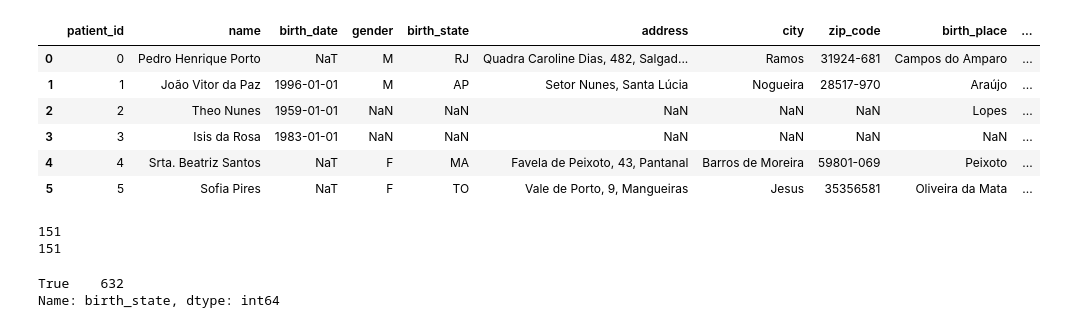
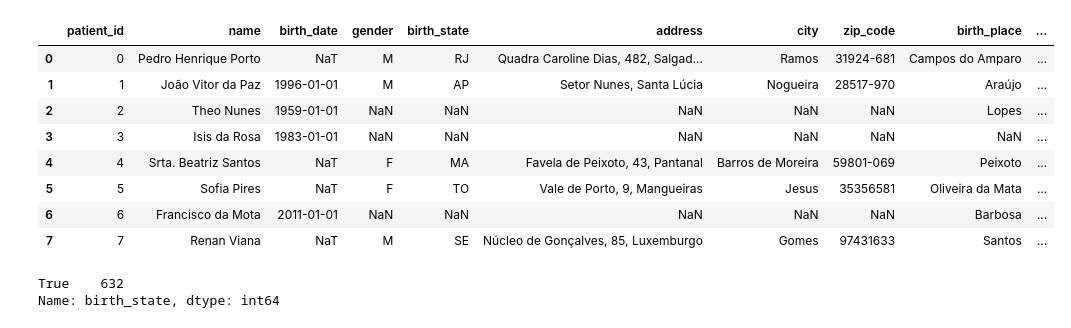
Before and after one commit to jeas560/iclinic-migration-challenge, a Jupyter notebook: desafio_base1_pacientes.ipynb, the cells around one changed output. Saved outputs shown, nothing was run; the diff lists cells and outputs as text; code cells hidden in the pictures.

```diff
--- a/desafio_base1_pacientes.ipynb
+++ b/desafio_base1_pacientes.ipynb
@@ -46,24 +46,24 @@ df_renamed = df.rename(
     }
 )
 # %%
-df_renamed.head(6)
+df_renamed.head(8)
 # %% [output]
 |  | patient_id | name | birth_date | gender | birth_state | address | city | zip_code | birth_place | ... |
 | 0 | 0 | Pedro Henrique Porto | NaT | M | RJ | Quadra Caroline Dias, 482, Salgad... | Ramos | 31924-681 | Campos do Amparo | ... |
 | 1 | 1 | João Vitor da Paz | 1996-01-01 | M | AP | Setor Nunes, Santa Lúcia | Nogueira | 28517-970 | Araújo | ... |
 | 2 | 2 | Theo Nunes | 1959-01-01 | NaN | NaN | NaN | NaN | NaN | Lopes | ... |
 | 3 | 3 | Isis da Rosa | 1983-01-01 | NaN | NaN | NaN | NaN | NaN | NaN | ... |
 | 4 | 4 | Srta. Beatriz Santos | NaT | F | MA | Favela de Peixoto, 43, Pantanal | Barros de Moreira | 59801-069 | Peixoto | ... |
 | 5 | 5 | Sofia Pires | NaT | F | TO | Vale de Porto, 9, Mangueiras | Jesus | 35356581 | Oliveira da Mata | ... |
+| 6 | 6 | Francisco da Mota | 2011-01-01 | NaN | NaN | NaN | NaN | NaN | Barbosa | ... |
+| 7 | 7 | Renan Viana | NaT | M | SE | Núcleo de Gonçalves, 85, Luxemburgo | Gomes | 97431633 | Santos | ... |
 # %%
+# Trantando a serie "gender"
 # testei uma ideia originalmente, mas não foi correta
 # df_renamed['gender'] = df_renamed['gender'].astype(str).str.lower()
 # pelo que achei melhor utilizar list comprehension, desta forma se tiver algum outro caracter não correto ele receberá o valor NaN
-print(df_renamed['gender'].isna().sum())
+# print(df_renamed['gender'].isna().sum())
 df_renamed['gender'] = ['m' if x == 'M' else 'f' if x == 'F' else np.nan for x in df_renamed['gender']]
-print(df_renamed['gender'].isna().sum())
+# print(df_renamed['gender'].isna().sum())
 # Verifiquei que a quantidade de NaN ficou imutável após a mudança
-# %% [output]
-151
-151
 # %%
```
Also changed, not shown: parts of 19 cells of this notebook.
